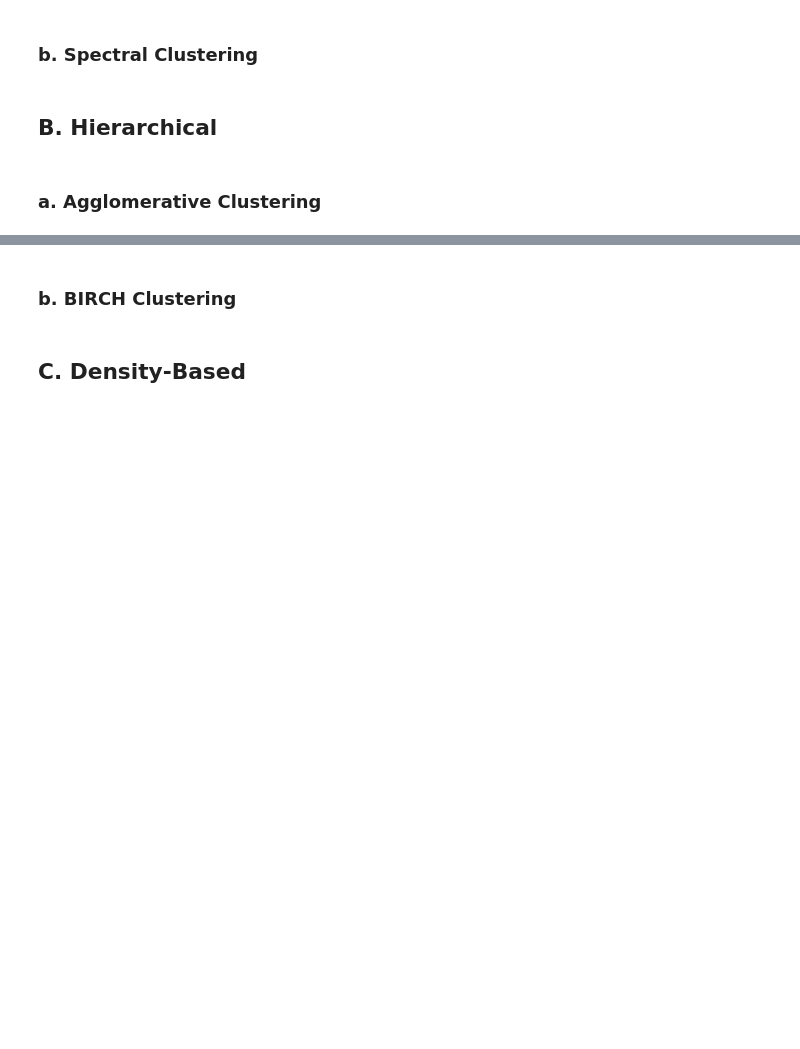
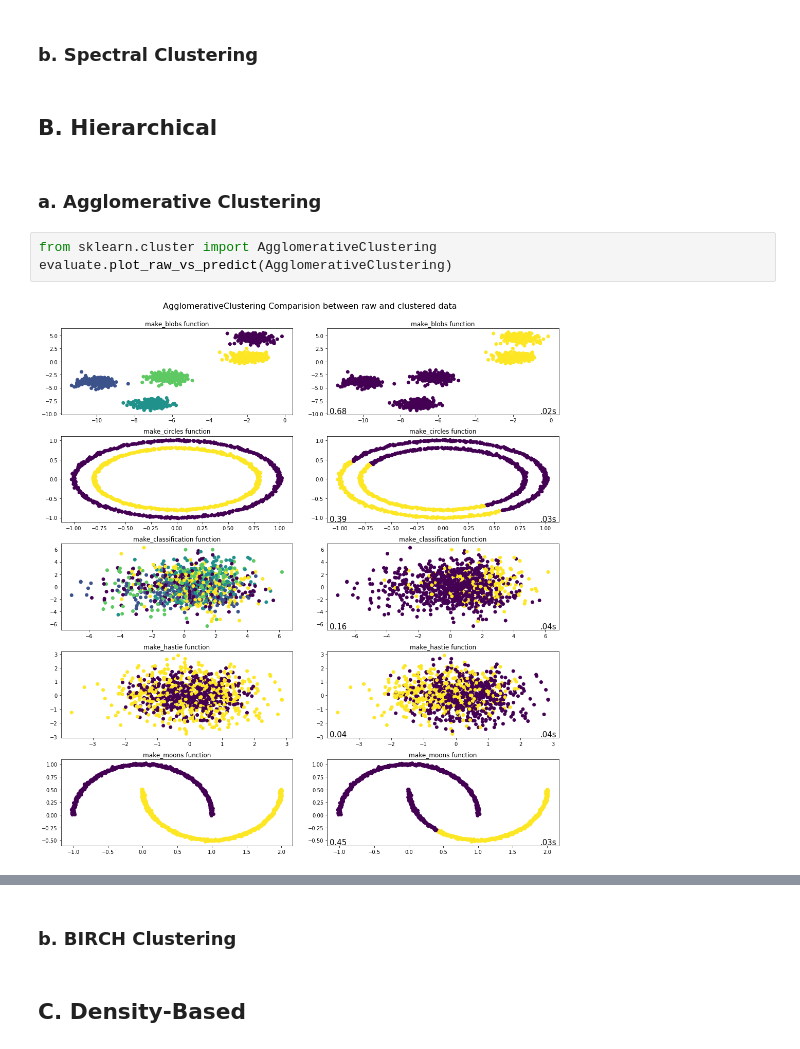
Before and after one commit to Estreuselito/Deus_ex_machina, a Jupyter notebook: Mini-Project/Clustering.ipynb, the cells around one changed output, grey strips where cells are left out. Cells and saved outputs as stored; diff of their text form; blank space fills up the shorter version.

```diff
--- a/Mini-Project/Clustering.ipynb
+++ b/Mini-Project/Clustering.ipynb
@@ -137,3 +137,8 @@ evaluate.plot_raw_vs_predict(KMeans)
 ## B. Hierarchical <a name="hier"/>
 # %% [markdown]
 ### a. Agglomerative Clustering <a name="agglo"/>
+# %%
+from sklearn.cluster import AgglomerativeClustering
+evaluate.plot_raw_vs_predict(AgglomerativeClustering)
+# %% [output]
+[figure, added]
```
Also changed, not shown: parts of 8 cells of this notebook, 2 other files.
